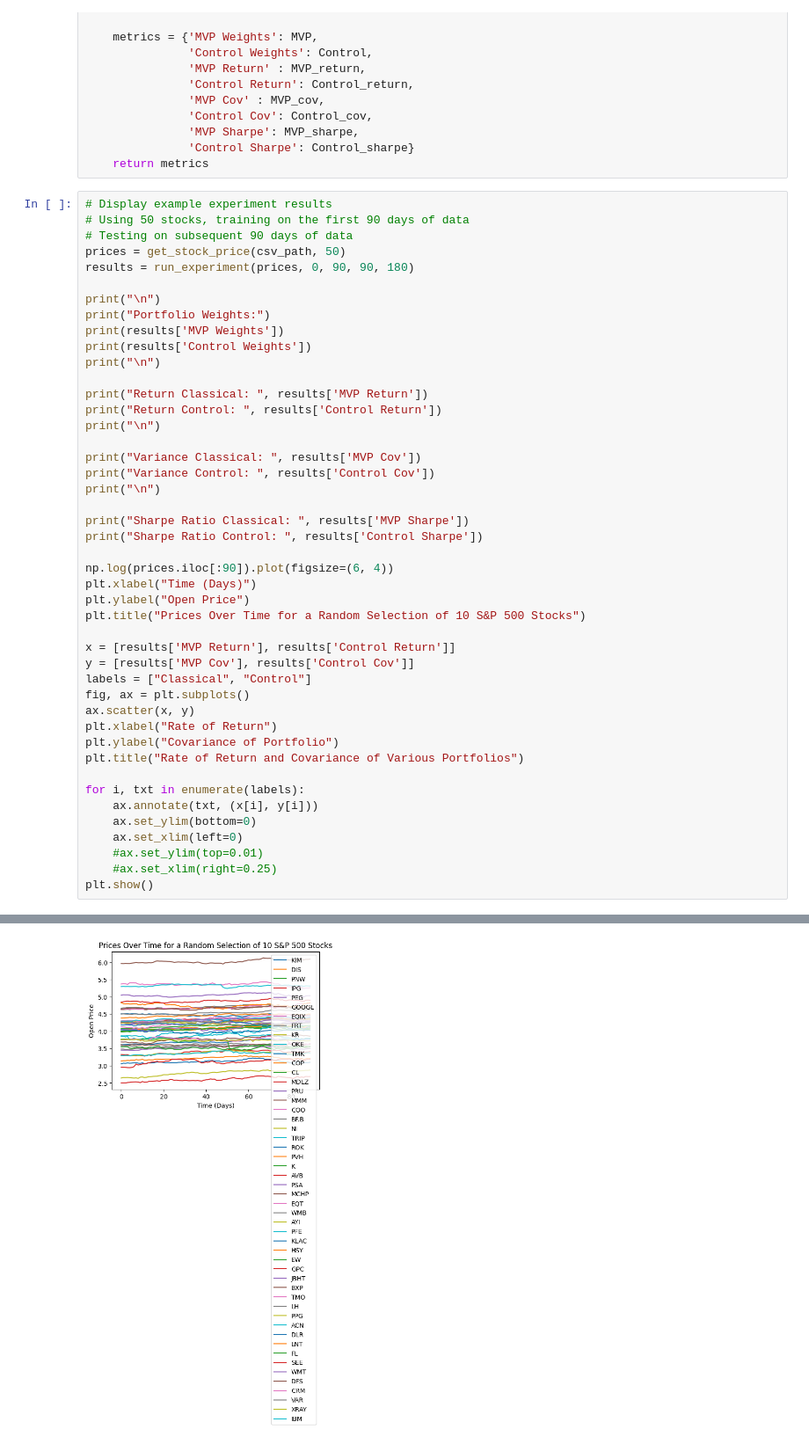
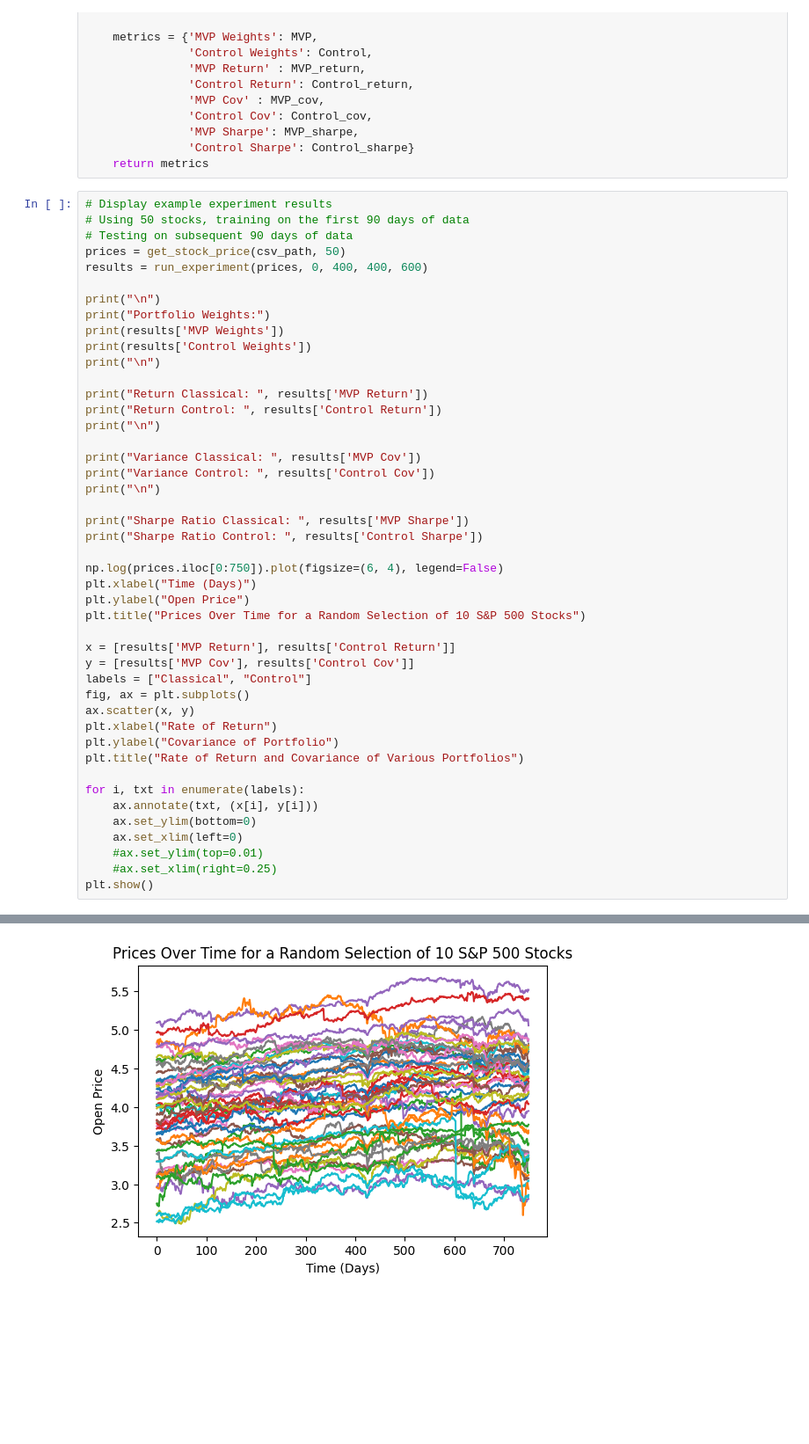
Before and after one commit to LindyZhang/Portfolio-Optimization-Final-Project, a Jupyter notebook: MVP.ipynb, the cells around one changed output, grey strips where cells are left out. Shown: that part at 88% size. Drawn from its saved outputs; the diff is of its cells as text; blank space fills up the shorter version.

```diff
--- a/MVP.ipynb
+++ b/MVP.ipynb
@@ -138,7 +138,7 @@ def run_experiment(prices, start_train, end_train, start_test, end_test):
 # Using 50 stocks, training on the first 90 days of data
 # Testing on subsequent 90 days of data
 prices = get_stock_price(csv_path, 50)
-results = run_experiment(prices, 0, 90, 90, 180)
+results = run_experiment(prices, 0, 400, 400, 600)
 
 print("\n")
 print("Portfolio Weights:")
@@ -157,7 +157,7 @@ print("\n")
 print("Sharpe Ratio Classical: ", results['MVP Sharpe'])
 print("Sharpe Ratio Control: ", results['Control Sharpe'])
 
-np.log(prices.iloc[:90]).plot(figsize=(6, 4))
+np.log(prices.iloc[0:750]).plot(figsize=(6, 4), legend=False)
 plt.xlabel("Time (Days)")
 plt.ylabel("Open Price")
 plt.title("Prices Over Time for a Random Selection of 10 S&P 500 Stocks")
@@ -199 +199 @@ Sharpe Ratio Control:  0.8526796242278321
-[figure, old version]
+[figure, new version]
```
Also changed, not shown: parts of 1 cell of this notebook.
